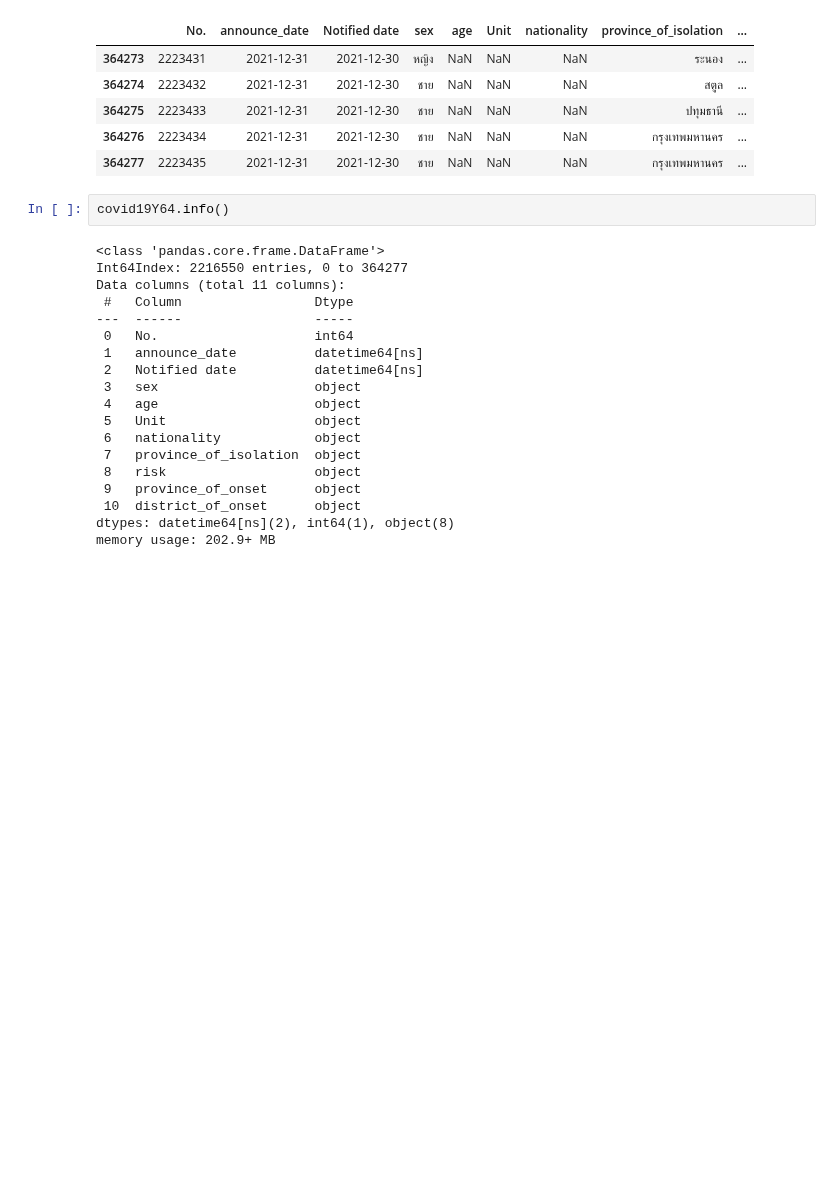
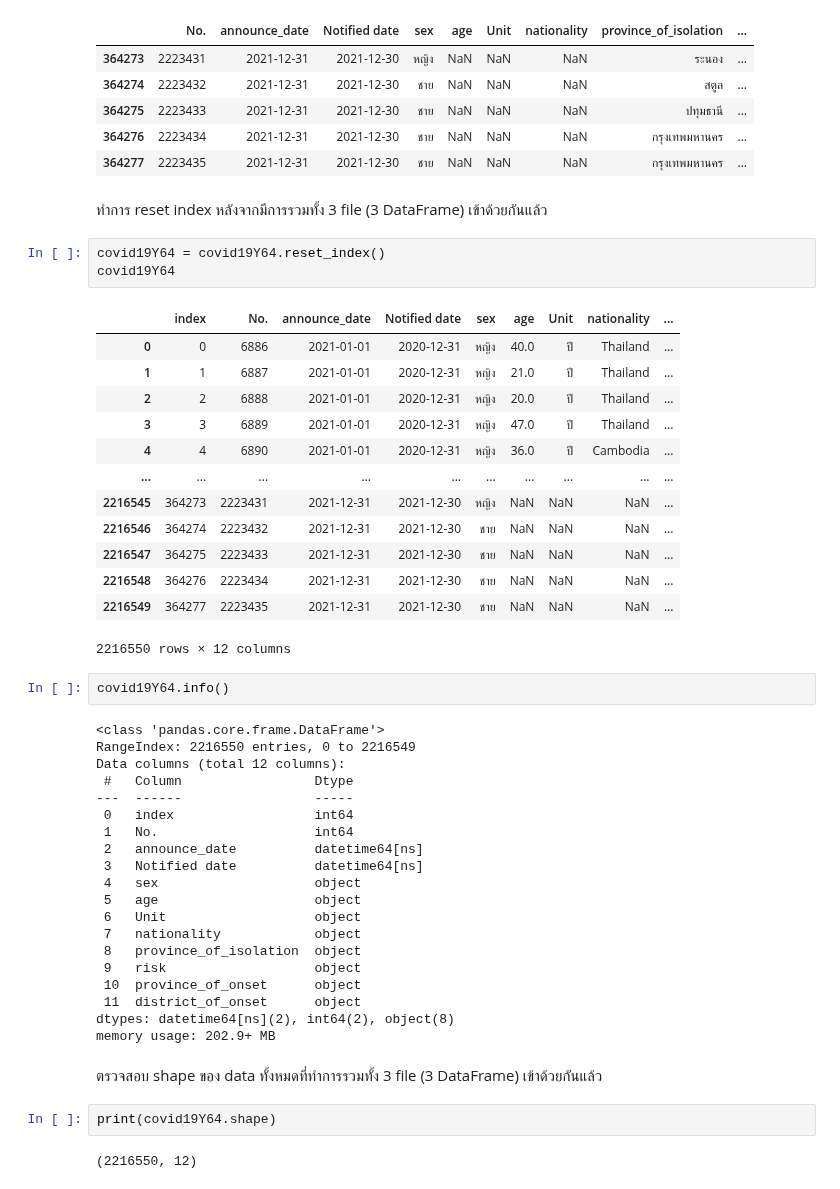
Before and after one commit to Toeysamm/2-64-NIDA-DADS5001, a Jupyter notebook: Covid19_midterm.ipynb, the cells around one changed output. Cells and saved outputs as stored; diff of their text form; blank space fills up the shorter version.

```diff
--- a/Covid19_midterm.ipynb
+++ b/Covid19_midterm.ipynb
@@ -123,24 +117,50 @@ covid19Y64.tail()
 | 364275 | 2223433 | 2021-12-31 | 2021-12-30 | ชาย | NaN | NaN | NaN | ปทุมธานี | ... |
 | 364276 | 2223434 | 2021-12-31 | 2021-12-30 | ชาย | NaN | NaN | NaN | กรุงเทพมหานคร | ... |
 | 364277 | 2223435 | 2021-12-31 | 2021-12-30 | ชาย | NaN | NaN | NaN | กรุงเทพมหานคร | ... |
+# %% [markdown]
+ทำการ reset index หลังจากมีการรวมทั้ง 3 file (3 DataFrame) เข้าด้วยกันแล้ว
+# %%
+covid19Y64 = covid19Y64.reset_index()
+covid19Y64
+# %% [output]
+|  | index | No. | announce_date | Notified date | sex | age | Unit | nationality | ... |
+| 0 | 0 | 6886 | 2021-01-01 | 2020-12-31 | หญิง | 40.0 | ปี | Thailand | ... |
+| 1 | 1 | 6887 | 2021-01-01 | 2020-12-31 | หญิง | 21.0 | ปี | Thailand | ... |
+| 2 | 2 | 6888 | 2021-01-01 | 2020-12-31 | หญิง | 20.0 | ปี | Thailand | ... |
+| 3 | 3 | 6889 | 2021-01-01 | 2020-12-31 | หญิง | 47.0 | ปี | Thailand | ... |
+| 4 | 4 | 6890 | 2021-01-01 | 2020-12-31 | หญิง | 36.0 | ปี | Cambodia | ... |
+| ... | ... | ... | ... | ... | ... | ... | ... | ... | ... |
+| 2216545 | 364273 | 2223431 | 2021-12-31 | 2021-12-30 | หญิง | NaN | NaN | NaN | ... |
+| 2216546 | 364274 | 2223432 | 2021-12-31 | 2021-12-30 | ชาย | NaN | NaN | NaN | ... |
+| 2216547 | 364275 | 2223433 | 2021-12-31 | 2021-12-30 | ชาย | NaN | NaN | NaN | ... |
+| 2216548 | 364276 | 2223434 | 2021-12-31 | 2021-12-30 | ชาย | NaN | NaN | NaN | ... |
+| 2216549 | 364277 | 2223435 | 2021-12-31 | 2021-12-30 | ชาย | NaN | NaN | NaN | ... |
+2216550 rows × 12 columns
 # %%
 covid19Y64.info()
 # %% [output]
 <class 'pandas.core.frame.DataFrame'>
-Int64Index: 2216550 entries, 0 to 364277
-Data columns (total 11 columns):
+RangeIndex: 2216550 entries, 0 to 2216549
+Data columns (total 12 columns):
  #   Column                 Dtype
 ---  ------                 -----
- 0   No.                    int64
- 1   announce_date          datetime64[ns]
- 2   Notified date          datetime64[ns]
- 3   sex                    object
- 4   age                    object
- 5   Unit                   object
- 6   nationality            object
- 7   province_of_isolation  object
- 8   risk                   object
- 9   province_of_onset      object
- 10  district_of_onset      object
-dtypes: datetime64[ns](2), int64(1), object(8)
+ 0   index                  int64
+ 1   No.                    int64
+ 2   announce_date          datetime64[ns]
+ 3   Notified date          datetime64[ns]
+ 4   sex                    object
+ 5   age                    object
+ 6   Unit                   object
+ 7   nationality            object
+ 8   province_of_isolation  object
+ 9   risk                   object
+ 10  province_of_onset      object
+ 11  district_of_onset      object
+dtypes: datetime64[ns](2), int64(2), object(8)
 memory usage: 202.9+ MB
+# %% [markdown]
+ตรวจสอบ shape ของ data ทั้งหมดที่ทำการรวมทั้ง 3 file (3 DataFrame) เข้าด้วยกันแล้ว
+# %%
+print(covid19Y64.shape)
+# %% [output]
+(2216550, 12)
```
Also changed, not shown: parts of 5 cells of this notebook.
